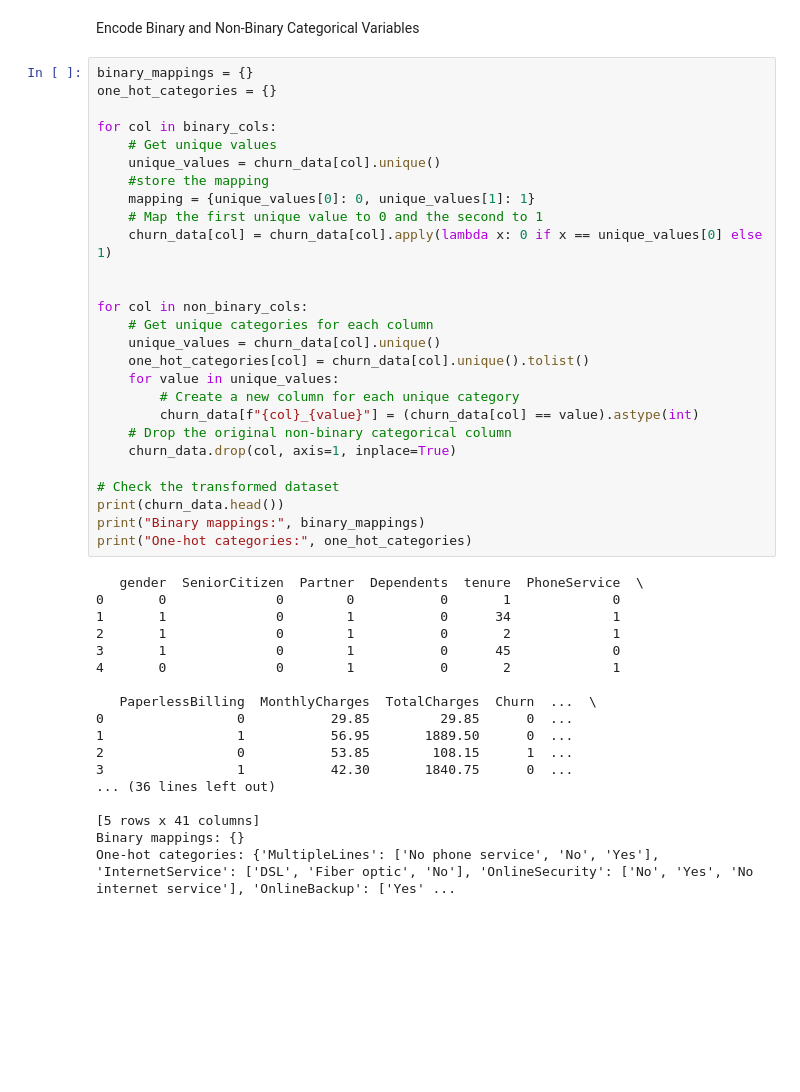
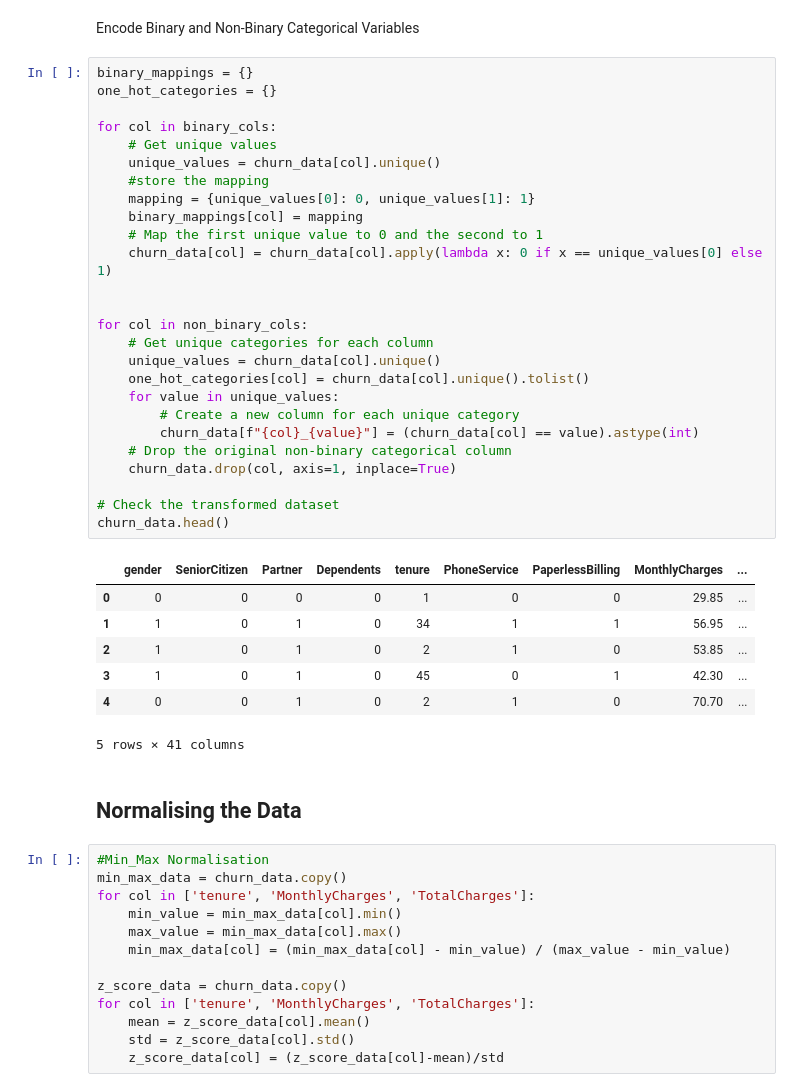
Before and after one commit to asaid03/churn-prediction, a Jupyter notebook: churn_prediction_modeling.ipynb, the cells around one changed output. Saved outputs shown, nothing was run; the diff lists cells and outputs as text; blank space fills up the shorter version.

```diff
--- a/churn_prediction_modeling.ipynb
+++ b/churn_prediction_modeling.ipynb
@@ -96,45 +97,49 @@ Encode Binary and Non-Binary Categorical Variables
 # %%
 binary_mappings = {}
 one_hot_categories = {}
 
 for col in binary_cols:
     # Get unique values
     unique_values = churn_data[col].unique()
     #store the mapping
     mapping = {unique_values[0]: 0, unique_values[1]: 1}
+    binary_mappings[col] = mapping
     # Map the first unique value to 0 and the second to 1
     churn_data[col] = churn_data[col].apply(lambda x: 0 if x == unique_values[0] else 1)
 
 
 for col in non_binary_cols:
     # Get unique categories for each column
     unique_values = churn_data[col].unique()
     one_hot_categories[col] = churn_data[col].unique().tolist()
     for value in unique_values:
         # Create a new column for each unique category
         churn_data[f"{col}_{value}"] = (churn_data[col] == value).astype(int)
     # Drop the original non-binary categorical column
     churn_data.drop(col, axis=1, inplace=True)
 
 # Check the transformed dataset
-print(churn_data.head())
-print("Binary mappings:", binary_mappings)
-print("One-hot categories:", one_hot_categories)
+churn_data.head()
 # %% [output]
+|  | gender | SeniorCitizen | Partner | Dependents | tenure | PhoneService | PaperlessBilling | MonthlyCharges | ... |
+| 0 | 0 | 0 | 0 | 0 | 1 | 0 | 0 | 29.85 | ... |
+| 1 | 1 | 0 | 1 | 0 | 34 | 1 | 1 | 56.95 | ... |
+| 2 | 1 | 0 | 1 | 0 | 2 | 1 | 0 | 53.85 | ... |
+| 3 | 1 | 0 | 1 | 0 | 45 | 0 | 1 | 42.30 | ... |
+| 4 | 0 | 0 | 1 | 0 | 2 | 1 | 0 | 70.70 | ... |
-   gender  SeniorCitizen  Partner  Dependents  tenure  PhoneService  \
-0       0              0        0           0       1             0
-1       1              0        1           0      34             1
-2       1              0        1           0       2             1
-3       1              0        1           0      45             0
-4       0              0        1           0       2             1
-
-   PaperlessBilling  MonthlyCharges  TotalCharges  Churn  ...  \
-0                 0           29.85         29.85      0  ...
-1                 1           56.95       1889.50      0  ...
-2                 0           53.85        108.15      1  ...
-3                 1           42.30       1840.75      0  ...
-... (36 lines left out)
-
-[5 rows x 41 columns]
-Binary mappings: {}
-One-hot categories: {'MultipleLines': ['No phone service', 'No', 'Yes'], 'InternetService': ['DSL', 'Fiber optic', 'No'], 'OnlineSecurity': ['No', 'Yes', 'No internet service'], 'OnlineBackup': ['Yes' ...
+5 rows × 41 columns
+# %% [markdown]
+## Normalising the Data
+# %%
+#Min_Max Normalisation
+min_max_data = churn_data.copy()
+for col in ['tenure', 'MonthlyCharges', 'TotalCharges']:
+    min_value = min_max_data[col].min()
+    max_value = min_max_data[col].max()
+    min_max_data[col] = (min_max_data[col] - min_value) / (max_value - min_value)
+
+z_score_data = churn_data.copy()
+for col in ['tenure', 'MonthlyCharges', 'TotalCharges']:
+    mean = z_score_data[col].mean()
+    std = z_score_data[col].std()
+    z_score_data[col] = (z_score_data[col]-mean)/std
```
Also changed, not shown: parts of 10 cells of this notebook.
